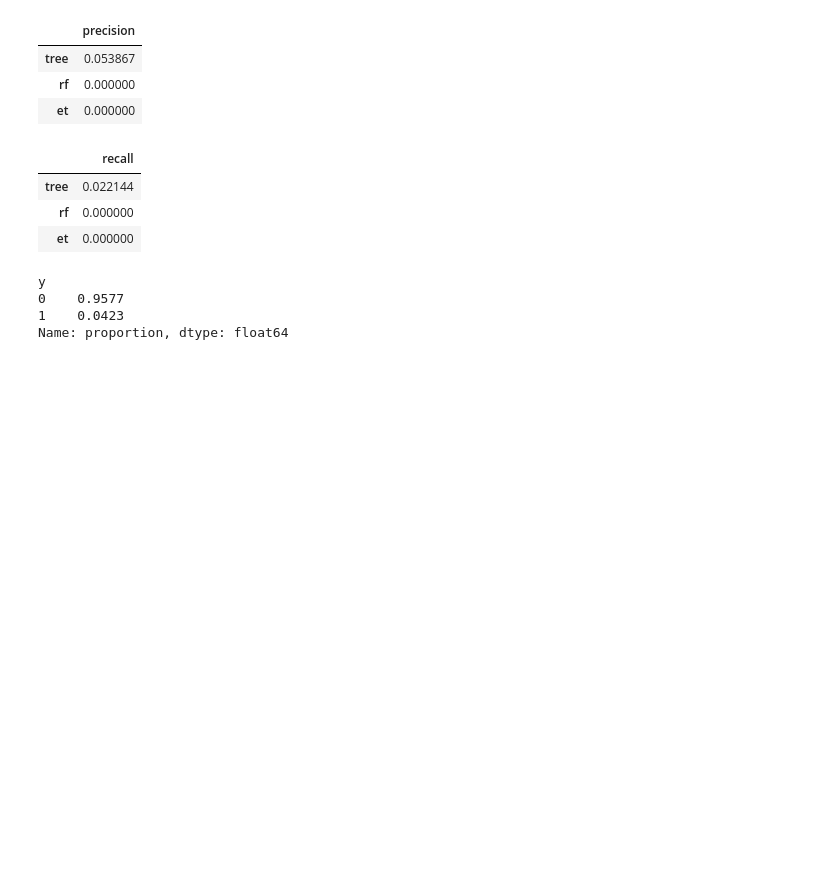
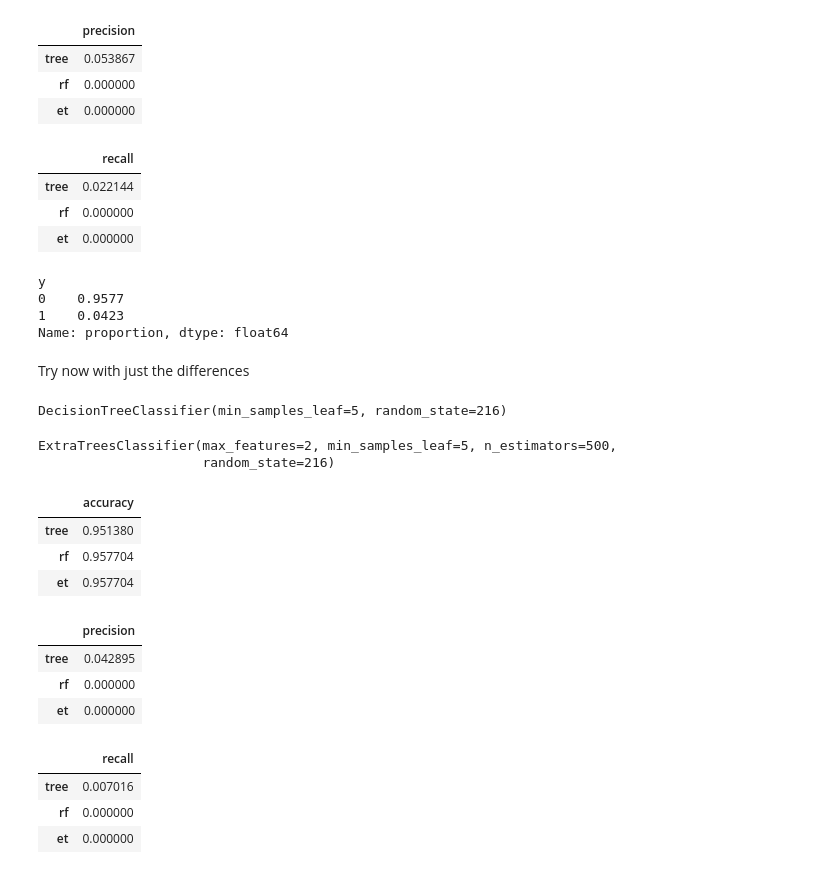
Before and after one commit to ghuckabe/DSTMarketAnalysis, a Jupyter notebook: kaggle_classify.ipynb, the cells around one changed output. Drawn from its saved outputs; the diff is of its cells as text; code cells hidden in the pictures; blank space fills up the shorter version.

```diff
--- a/kaggle_classify.ipynb
+++ b/kaggle_classify.ipynb
@@ -1089,3 +1122,42 @@ y
 0    0.9577
 1    0.0423
 Name: proportion, dtype: float64
+# %% [markdown]
+Try now with just the differences
+# %%
+## Fit the models
+tree.fit(finance_train[diffs],finance_train['y'])
+# %% [output]
+DecisionTreeClassifier(min_samples_leaf=5, random_state=216)
+# %%
+## rf and et may take slightly longer because we are fitting many trees
+rf.fit(finance_train[diffs],finance_train['y'])
+et.fit(finance_train[diffs],finance_train['y'])
+# %% [output]
+ExtraTreesClassifier(max_features=2, min_samples_leaf=5, n_estimators=500,
+                     random_state=216)
+# %%
+accs = [accuracy_score(finance_test['y'], tree.predict(finance_test[diffs])),  accuracy_score(finance_test['y'], rf.predict(finance_test[diffs])), accuracy_score(finance_test['y'], et.predict(finance_test[diffs]))]
+pd.DataFrame(accs, index= ['tree', 'rf', 'et'], columns = ['accuracy'])
+# %% [output]
+|  | accuracy |
+| tree | 0.951380 |
+| rf | 0.957704 |
+| et | 0.957704 |
+# %%
+# Do the same for precision and recall
+prec = [precision_score(finance_test['y'], tree.predict(finance_test[diffs])),  precision_score(finance_test['y'], rf.predict(finance_test[diffs])), precision_score(finance_test['y'], et.predict(finance_test[diffs]))]
+pd.DataFrame(prec, index= ['tree', 'rf', 'et'], columns = ['precision'])
+# %% [output]
+|  | precision |
+| tree | 0.042895 |
+| rf | 0.000000 |
+| et | 0.000000 |
+# %%
+rec = [recall_score(finance_test['y'], tree.predict(finance_test[diffs])),  recall_score(finance_test['y'], rf.predict(finance_test[diffs])), recall_score(finance_test['y'], et.predict(finance_test[diffs]))]
+pd.DataFrame(rec, index= ['tree', 'rf', 'et'], columns = ['recall'])
+# %% [output]
+|  | recall |
+| tree | 0.007016 |
+| rf | 0.000000 |
+| et | 0.000000 |
```
Also changed, not shown: parts of 11 cells of this notebook.
